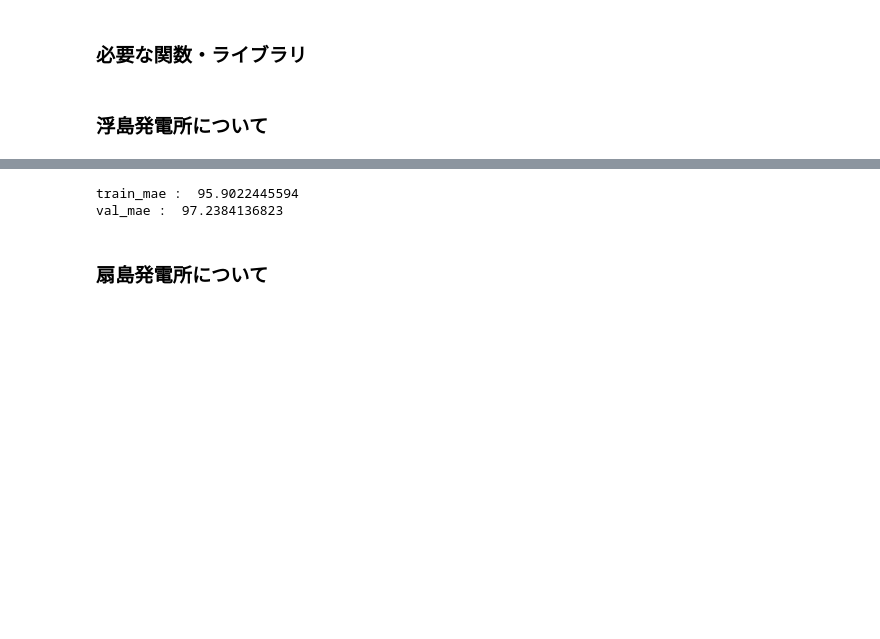
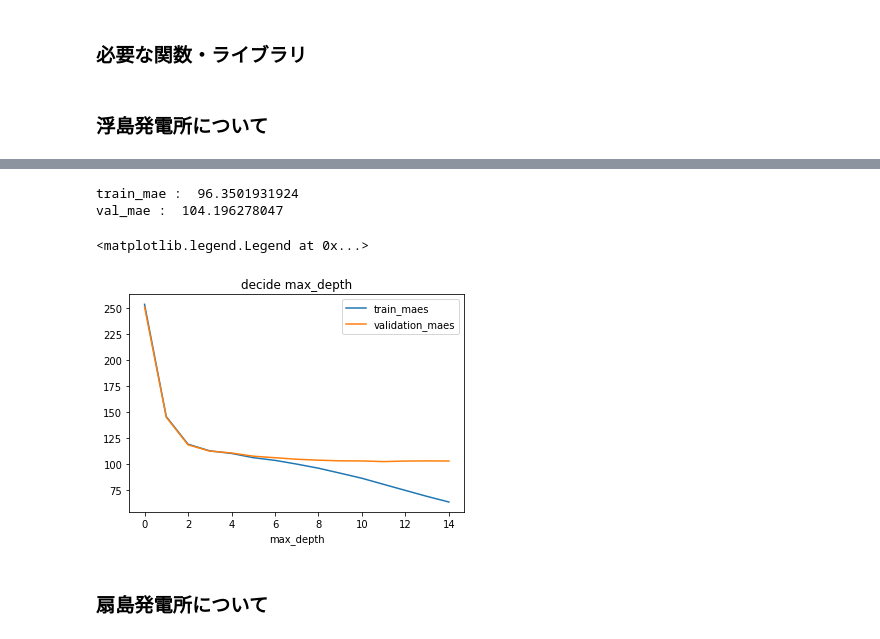
Before and after one commit to gciteam6/predict_amd, a Jupyter notebook: simple_blending.ipynb, the cells around one changed output, grey strips where cells are left out. Drawn from its saved outputs; the diff is of its cells as text; code cells hidden in the pictures; blank space fills up the shorter version.

Commit message:
add section to decide max_depth

```diff
--- a/simple_blending.ipynb
+++ b/simple_blending.ipynb
@@ -23,6 +23,22 @@ def set_time(dataframe, col_name):
     '''
     dataframe[col_name] = dataframe[col_name].map(lambda x : transform_time(x))
     return dataframe
+# %%
+def add_time_sincos(input_data, key="datetime"):
+    '''
+    時間や月のデータを加える
+    '''
+    input_data['hour'] = input_data['datetime'].map(lambda x: int(x.hour))
+    input_data['minute'] = input_data['datetime'].map(lambda x: int(x.minute))
+    input_data['month'] = input_data['datetime'].map(lambda x: int(x.month))
+    input_data['month_cos'] = input_data['month'].map(lambda x: np.cos(np.pi * x / 12))
+    input_data['month_sin'] = input_data['month'].map(lambda x: np.sin(np.pi * x / 12))
+    input_data['hour_cos'] = input_data['hour'].map(lambda x: np.cos(np.pi * x / 24))
+    input_data['hour_sin'] = input_data['hour'].map(lambda x: np.sin(np.pi * x / 24))
+    input_data['min_cos'] = input_data['minute'].map(lambda x: np.cos(np.pi * x / 60))
+    input_data['min_sin'] = input_data['minute'].map(lambda x: np.sin(np.pi * x / 60))
+    input_data = input_data.drop(['hour', 'month', 'minute'], axis=1)
+    return input_data
 # %%
 def transform_time(x):
     '''
@@ -68,6 +84,10 @@ train_prediction['datetime'] = train_prediction['datetime'].map(lambda x : pd.to
 # いろんなモデルの予測値の集合(ほんちゃん)
 test_prediction = pd.read_csv("data/predicted_data/predict_SOLA0"+str(target_place)+".tsv", delimiter="\t")
 test_prediction['datetime'] = test_prediction['datetime'].map(lambda x : pd.to_datetime(x))
+# %%
+# 月, 時間の情報を加える
+train_prediction = add_time_sincos(train_prediction)
+test_prediction = add_time_sincos(test_prediction)
 # %%
 test_prediction.columns
 # %% [output]
@@ -104,14 +118,37 @@ X_train, X_val, Y_train, Y_val = train_test_split(X, Y, test_size=int((X.shape[0
 # %%
 # ランダムフォレストリグレッサー
 rf = RandomForestRegressor(n_estimators = n_estimators, max_depth = max_depth, max_features=max_features)
+rf = RandomForestRegressor(n_estimators = n_estimators, max_depth = 9, max_features=max_features)
+
 rf.fit(X_train, Y_train)
 Y_train_pred = rf.predict(X_train)
 Y_val_pred = rf.predict(X_val)
 print("train_mae : ", np.abs(Y_train_pred - Y_train).mean())
 print("val_mae : ", np.abs(Y_val_pred - Y_val).mean())
 # %% [output]
-train_mae :  95.9022445594
-val_mae :  97.2384136823
+train_mae :  96.3501931924
+val_mae :  104.196278047
+# %%
+train_maes = []
+val_maes = []
+for i in range(15):
+    rf = RandomForestRegressor(n_estimators = n_estimators, max_depth = i+1, max_features=max_features)
+    rf.fit(X_train, Y_train)
+    Y_train_pred = rf.predict(X_train)
+    Y_val_pred = rf.predict(X_val)
+    train_maes.append(np.abs(Y_train_pred - Y_train).mean())
+    val_maes.append(np.abs(Y_val_pred - Y_val).mean())
+#     print("train_mae : ", np.abs(Y_train_pred - Y_train).mean())
+#     print("val_mae : ", np.abs(Y_val_pred - Y_val).mean())
+# %%
+plt.plot(train_maes, label="train_maes")
+plt.plot(val_maes, label="validation_maes")
+plt.xlabel("max_depth")
+plt.title("decide max_depth")
+plt.legend()
+# %% [output]
+<matplotlib.legend.Legend at 0x...>
+[figure, added]
 # %%
 Y_test_pred = rf.predict(X_test)
 # %%
```
Also changed, not shown: parts of 12 cells of this notebook.
